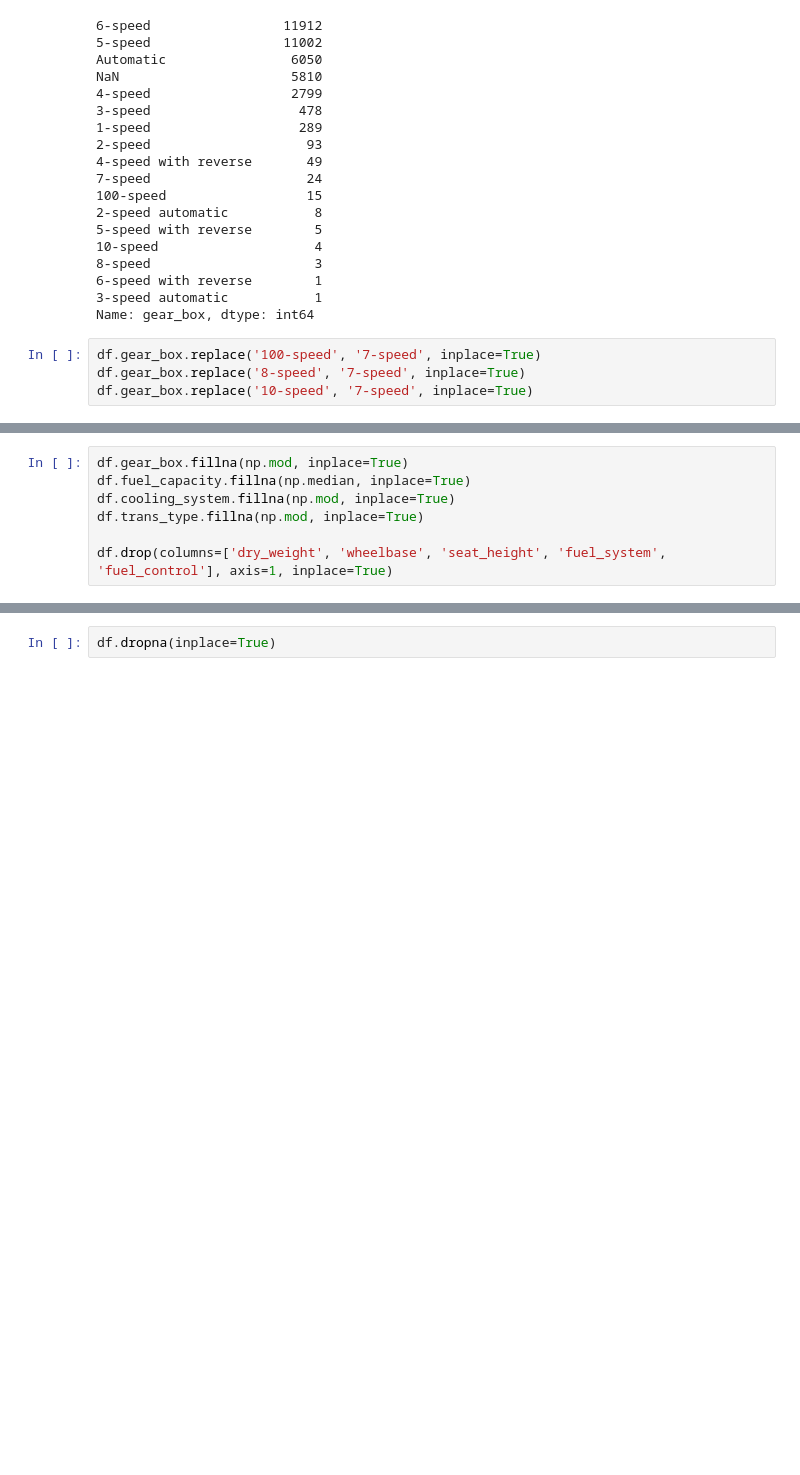
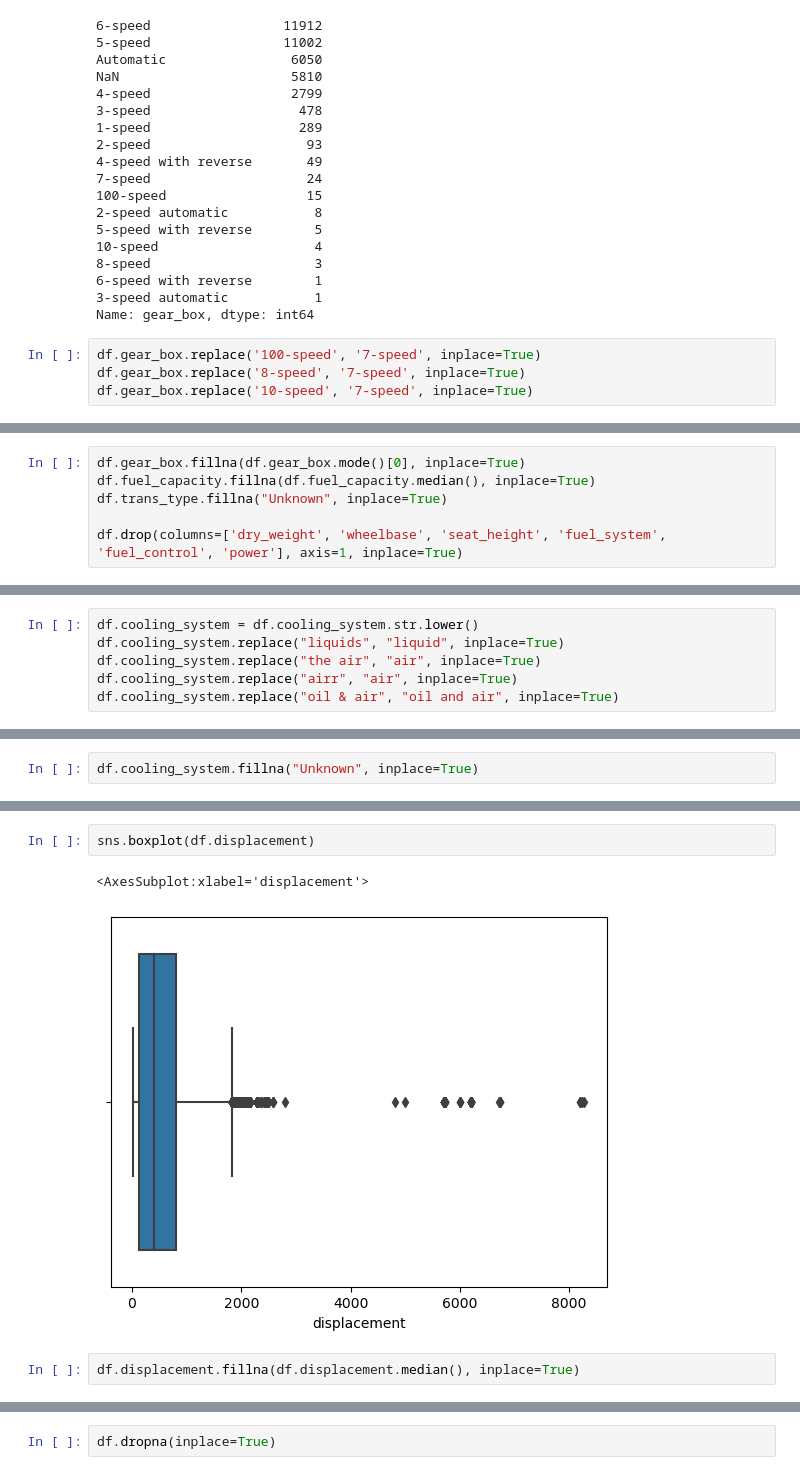
Before and after one commit to mhmdkardosha/IEEE-ManCSC-tasks, a Jupyter notebook: Task 2 (Data cleaning practice)/Task_2.ipynb, the cells around one changed output, grey strips where cells are left out. Saved outputs shown, nothing was run; the diff lists cells and outputs as text; blank space fills up the shorter version.

```diff
--- a/Task 2 (Data cleaning practice)/Task_2.ipynb
+++ b/Task 2 (Data cleaning practice)/Task_2.ipynb
@@ -237,3 +224,9 @@ df.power.fillna(0, inplace=True)
+# %%
+df.gear_box.fillna(df.gear_box.mode()[0], inplace=True)
+df.fuel_capacity.fillna(df.fuel_capacity.median(), inplace=True)
+df.trans_type.fillna("Unknown", inplace=True)
+
+df.drop(columns=['dry_weight', 'wheelbase', 'seat_height', 'fuel_system', 'fuel_control', 'power'], axis=1, inplace=True)
 # %%
 df.info()
 # %% [output]
@@ -257,7 +250,0 @@ memory usage: 4.6+ MB
-# %%
-df.gear_box.fillna(np.mod, inplace=True)
-df.fuel_capacity.fillna(np.median, inplace=True)
-df.cooling_system.fillna(np.mod, inplace=True)
-df.trans_type.fillna(np.mod, inplace=True)
-
-df.drop(columns=['dry_weight', 'wheelbase', 'seat_height', 'fuel_system', 'fuel_control'], axis=1, inplace=True)
@@ -285,0 +264,6 @@ memory usage: 3.1+ MB
+# %%
+df.cooling_system = df.cooling_system.str.lower()
+df.cooling_system.replace("liquids", "liquid", inplace=True)
+df.cooling_system.replace("the air", "air", inplace=True)
+df.cooling_system.replace("airr", "air", inplace=True)
+df.cooling_system.replace("oil & air", "oil and air", inplace=True)
@@ -285,0 +278,2 @@ memory usage: 3.1+ MB
+# %%
+df.cooling_system.fillna("Unknown", inplace=True)
@@ -285,0 +295,7 @@ memory usage: 3.1+ MB
+# %%
+sns.boxplot(df.displacement)
+# %% [output]
+<AxesSubplot:xlabel='displacement'>
+[figure, added]
+# %%
+df.displacement.fillna(df.displacement.median(), inplace=True)
```
Also changed, not shown: parts of 15 cells of this notebook.
